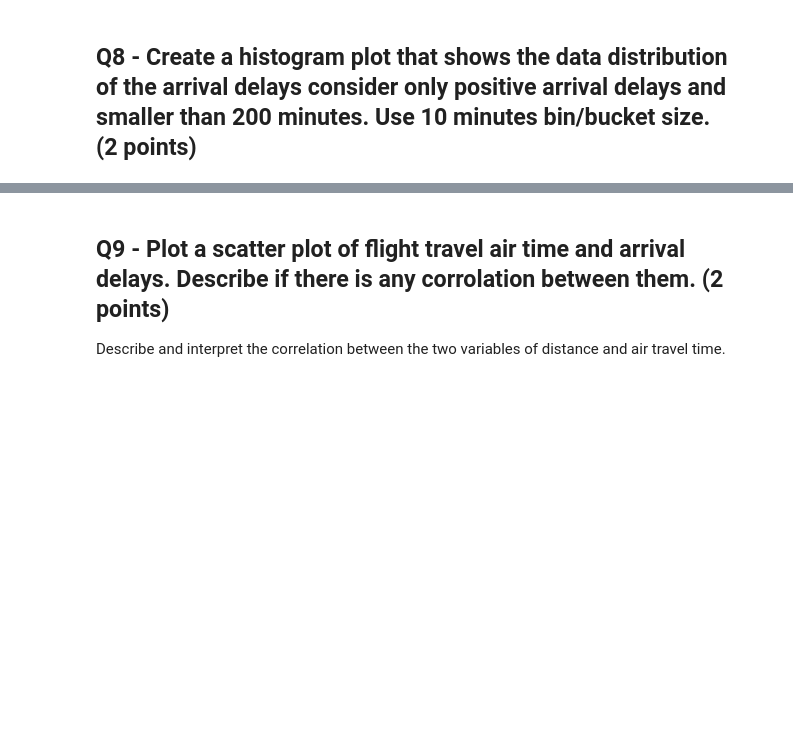
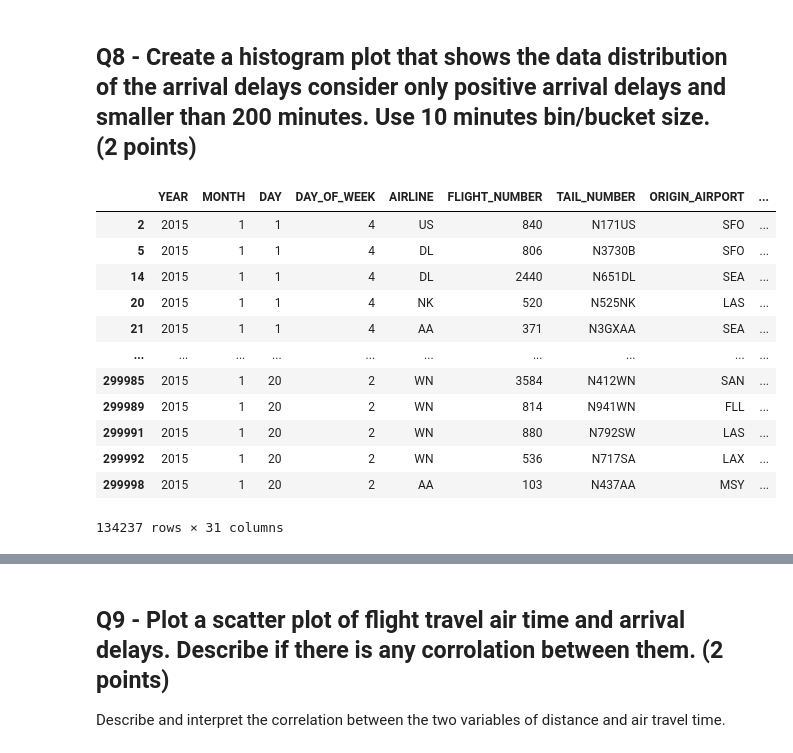
Before and after one commit to BictorFonseca/DataAnalysis, a Jupyter notebook: 329e_HW01_Spring24.ipynb, the cells around one changed output, grey strips where cells are left out. Saved outputs shown, nothing was run; the diff lists cells and outputs as text; code cells hidden in the pictures; blank space fills up the shorter version.

```diff
--- a/329e_HW01_Spring24.ipynb
+++ b/329e_HW01_Spring24.ipynb
@@ -165,3 +234,20 @@ print((over/under)*100, "%")
 ## Q8 - Create a histogram plot that shows the data distribution of the arrival delays consider only positive arrival delays and smaller than 200 minutes. Use 10 minutes bin/bucket size. (2 points)
 # %%
 # Add your code here!
+# create a new dataframe with arrival delay between 0 and 200 minutes
+q8=df[df["ARRIVAL_DELAY"].between(0, 200)]
+q8
+# %% [output]
+|  | YEAR | MONTH | DAY | DAY_OF_WEEK | AIRLINE | FLIGHT_NUMBER | TAIL_NUMBER | ORIGIN_AIRPORT | ... |
+| 2 | 2015 | 1 | 1 | 4 | US | 840 | N171US | SFO | ... |
+| 5 | 2015 | 1 | 1 | 4 | DL | 806 | N3730B | SFO | ... |
+| 14 | 2015 | 1 | 1 | 4 | DL | 2440 | N651DL | SEA | ... |
+| 20 | 2015 | 1 | 1 | 4 | NK | 520 | N525NK | LAS | ... |
+| 21 | 2015 | 1 | 1 | 4 | AA | 371 | N3GXAA | SEA | ... |
+| ... | ... | ... | ... | ... | ... | ... | ... | ... | ... |
+| 299985 | 2015 | 1 | 20 | 2 | WN | 3584 | N412WN | SAN | ... |
+| 299989 | 2015 | 1 | 20 | 2 | WN | 814 | N941WN | FLL | ... |
+| 299991 | 2015 | 1 | 20 | 2 | WN | 880 | N792SW | LAS | ... |
+| 299992 | 2015 | 1 | 20 | 2 | WN | 536 | N717SA | LAX | ... |
+| 299998 | 2015 | 1 | 20 | 2 | AA | 103 | N437AA | MSY | ... |
+134237 rows × 31 columns
```
Also changed, not shown: parts of 11 cells of this notebook.
